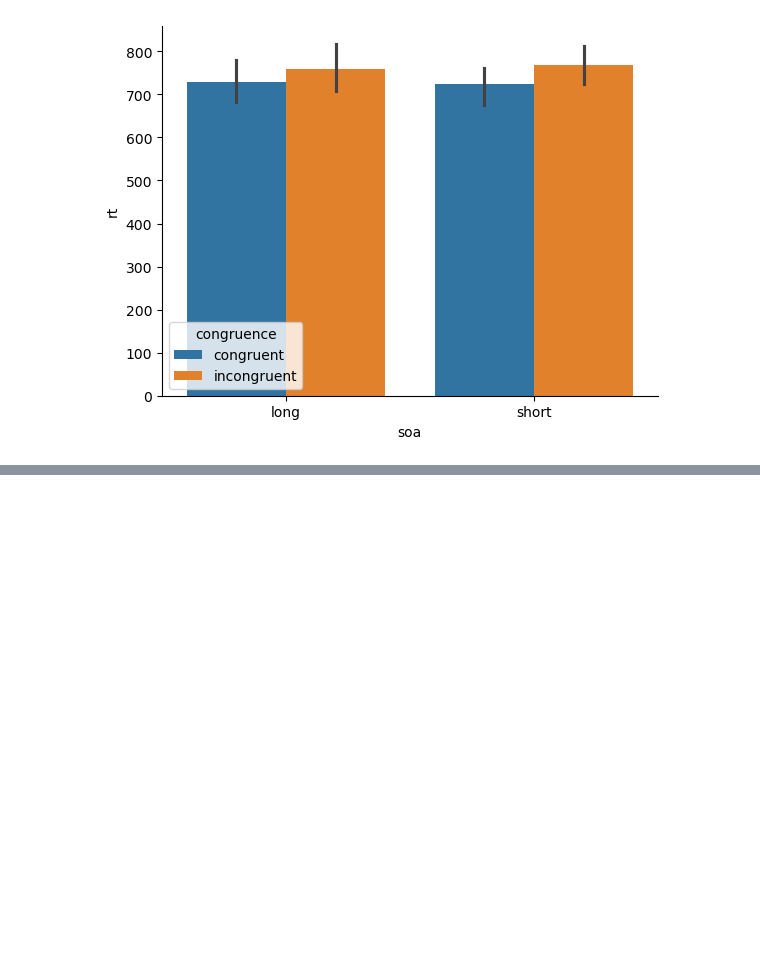
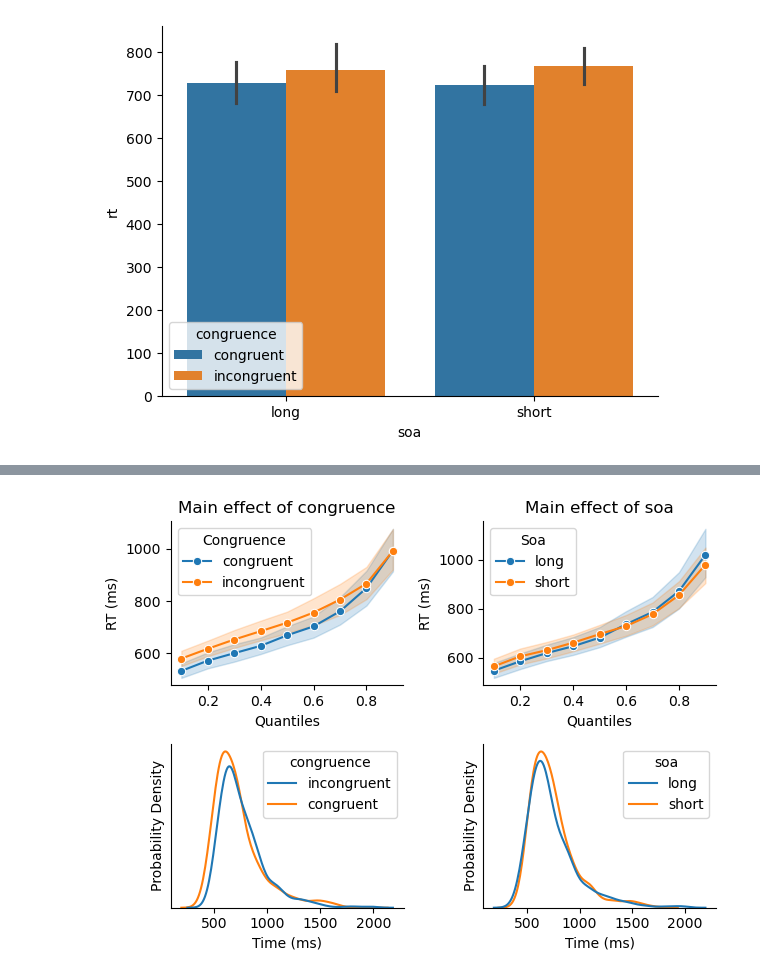
Before and after one commit to ethanweed/ExPsyLing, a Jupyter notebook: experiments/masked_prime/Data_inspection.ipynb, the cells around one changed output, grey strips where cells are left out. Saved outputs shown, nothing was run; the diff lists cells and outputs as text; code cells hidden in the pictures; blank space fills up the shorter version.

```diff
--- a/experiments/masked_prime/Data_inspection.ipynb
+++ b/experiments/masked_prime/Data_inspection.ipynb
@@ -74,0 +146,15 @@ sns.despine()
+# %%
+
+fig, axes = plt.subplots(2,2, sharey=False)
+ax1 = plot_vincentile(df, 'congruence', ax = axes[0, 0])
+ax2 = plot_vincentile(df, 'soa', ax = axes[0, 1])
+ax3 = sns.kdeplot(data = df, x='rt', hue='congruence', ax = axes[1,0])
+ax4 = sns.kdeplot(data = df, x='rt', hue='soa', ax = axes[1,1])
+ax3.set(xlabel='Time (ms)', ylabel='Probability Density')
+ax3.tick_params(left=False, labelleft=False)
+ax4.set(xlabel='Time (ms)', ylabel='Probability Density')
+ax4.tick_params(left=False, labelleft=False)
+sns.despine()
+plt.tight_layout()
+# %% [output]
+[figure, added]
```
Also changed, not shown: parts of 15 cells of this notebook, 28 other files.
